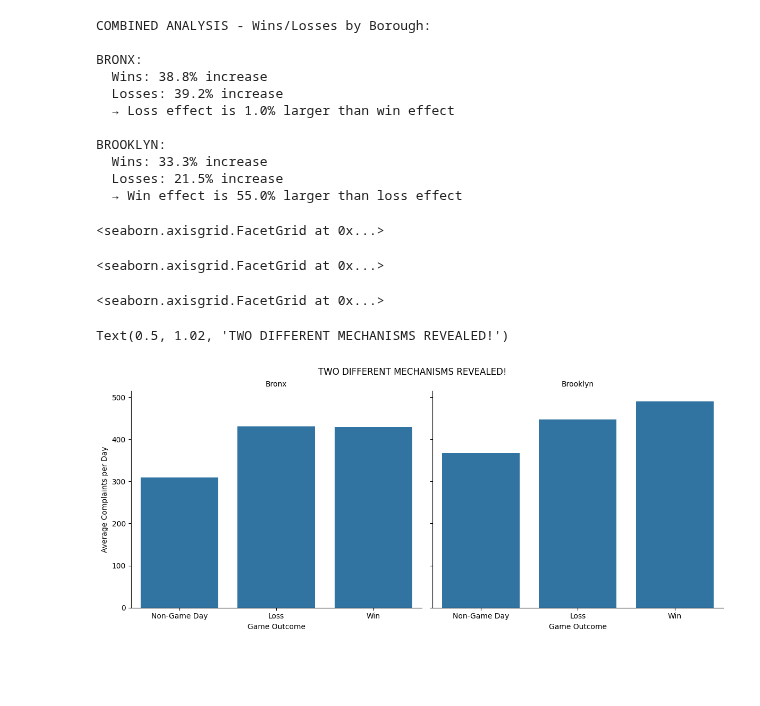
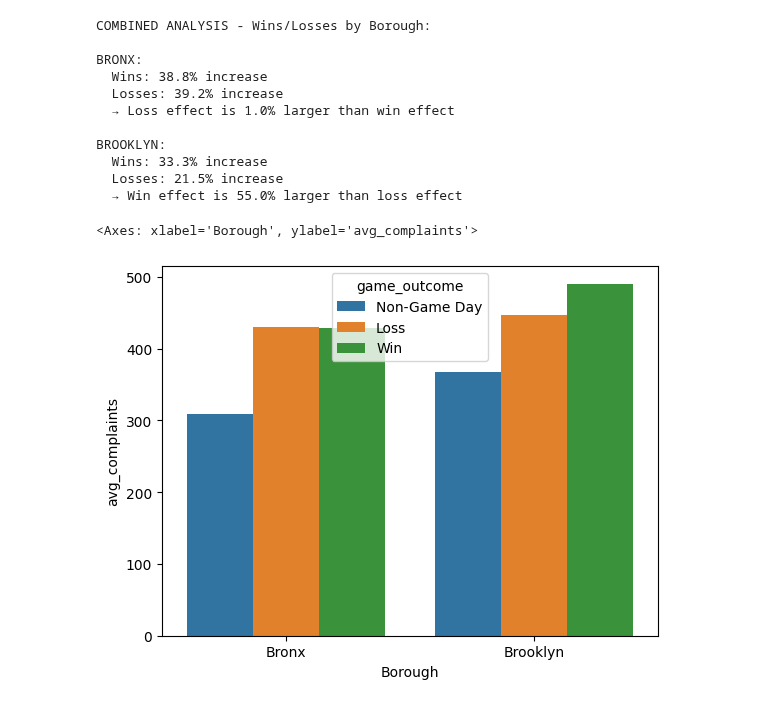
Before and after one commit to zjelveh/zjelveh.github.io, a Jupyter notebook: files/cfc/class_demo_notebook_complete.ipynb, the cells around one changed output. Cells and saved outputs as stored; diff of their text form; code cells hidden in the pictures; blank space fills up the shorter version.

```diff
--- a/files/cfc/class_demo_notebook_complete.ipynb
+++ b/files/cfc/class_demo_notebook_complete.ipynb
@@ -399,22 +411,15 @@ BROOKLYN:
 # %%
 # Create combined borough/outcome chart (Results shown in Slide 16)
 # Filter to just Bronx and Brooklyn
 borough_outcome_plot = bronx_brooklyn_outcome.copy()
 
-# Add Borough column with title case
+# .str.title() converts to Title Case (first letter of each word capitalized)
+# Example: 'BRONX' becomes 'Bronx'
 borough_outcome_plot['Borough'] = borough_outcome_plot['borough'].str.title()
 
-# Create side-by-side comparison using FacetGrid
-g = sns.FacetGrid(borough_outcome_plot, col="Borough", height=5, aspect=1.2)
-g.map_dataframe(sns.barplot, x="game_outcome", y="avg_complaints",
-                order=['Non-Game Day', 'Loss', 'Win'],
-                )
-g.set_axis_labels("Game Outcome", "Average Complaints per Day")
-g.set_titles("{col_name}")
-g.fig.suptitle('TWO DIFFERENT MECHANISMS REVEALED!', y=1.02)
+# Create combined comparison chart
+sns.barplot(data=borough_outcome_plot, x='Borough', y='avg_complaints', hue='game_outcome',
+            hue_order=['Non-Game Day', 'Loss', 'Win'])
 # %% [output]
-<seaborn.axisgrid.FacetGrid at 0x...>
+<Axes: xlabel='Borough', ylabel='avg_complaints'>
-<seaborn.axisgrid.FacetGrid at 0x...>
-<seaborn.axisgrid.FacetGrid at 0x...>
-Text(0.5, 1.02, 'TWO DIFFERENT MECHANISMS REVEALED!')
-[figure, old version]
+[figure, new version]
```
Also changed, not shown: parts of 9 cells of this notebook, 1 other file.
